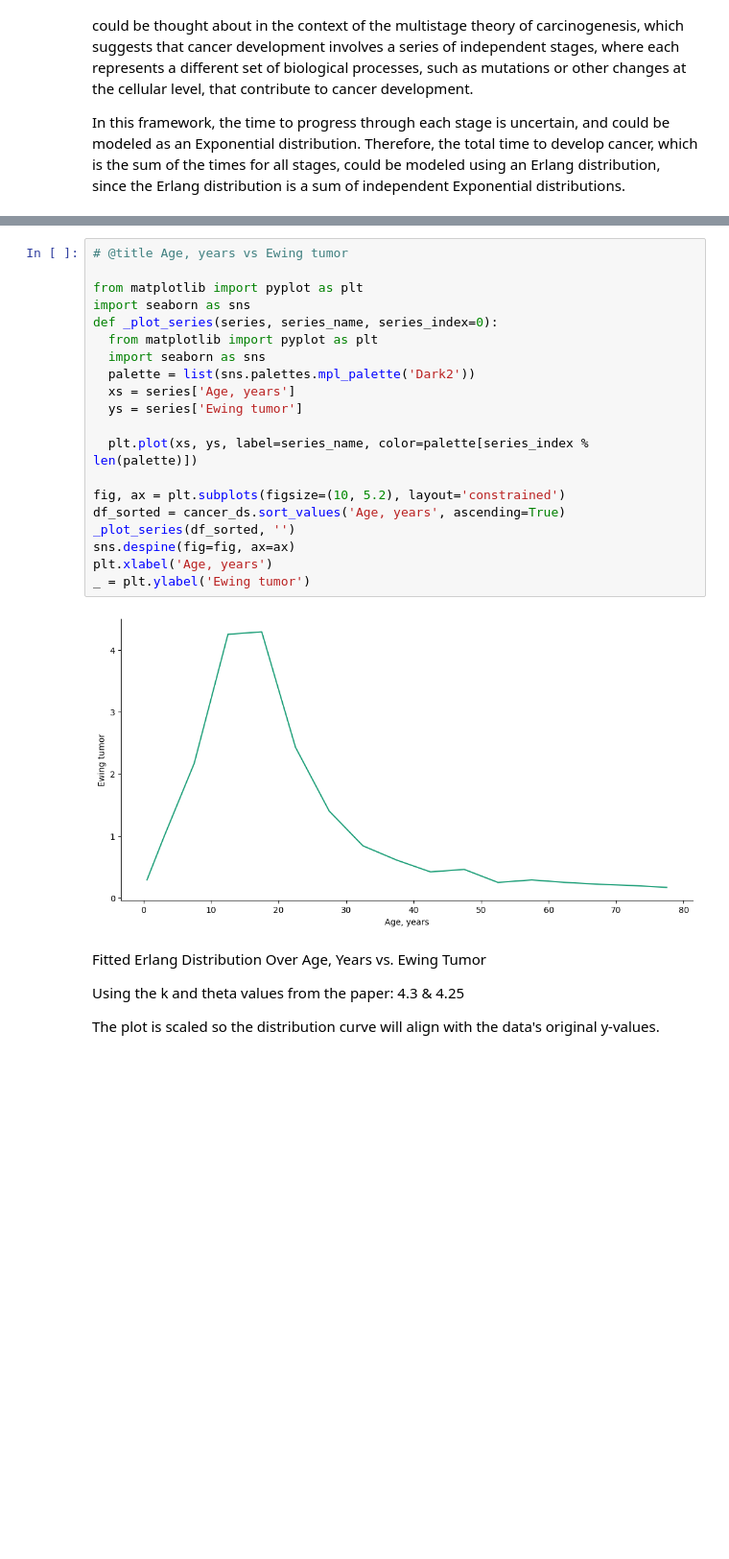
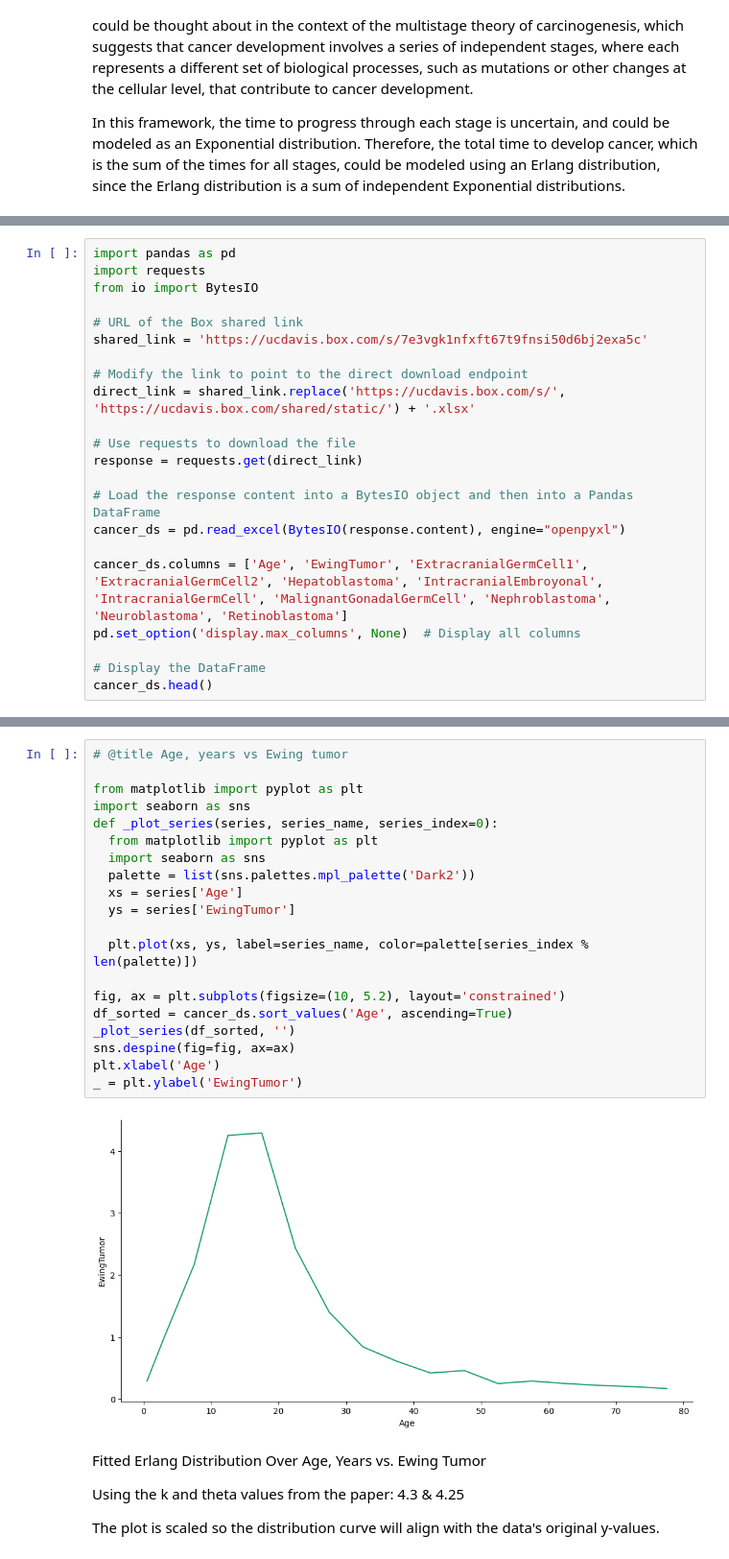
Before and after one commit to kpklane-ds/using-statistics-in-medicine, a Jupyter notebook: 4a. The Age Distribution of Cancer Incidence - Continuous Distributions Based on the Poisson Process.ipynb, the cells around one changed output, grey strips where cells are left out. Shown: that part at 96% size. Cells and saved outputs as stored; diff of their text form; blank space fills up the shorter version.

```diff
--- a/4a. The Age Distribution of Cancer Incidence - Continuous Distributions Based on the Poisson Process.ipynb
+++ b/4a. The Age Distribution of Cancer Incidence - Continuous Distributions Based on the Poisson Process.ipynb
@@ -295,0 +281,22 @@ cancer_ds.head()
+# %%
+import pandas as pd
+import requests
+from io import BytesIO
+
+# URL of the Box shared link
+shared_link = 'https://ucdavis.box.com/s/7e3vgk1nfxft67t9fnsi50d6bj2exa5c'
+
+# Modify the link to point to the direct download endpoint
+direct_link = shared_link.replace('https://ucdavis.box.com/s/', 'https://ucdavis.box.com/shared/static/') + '.xlsx'
+
+# Use requests to download the file
+response = requests.get(direct_link)
+
+# Load the response content into a BytesIO object and then into a Pandas DataFrame
+cancer_ds = pd.read_excel(BytesIO(response.content), engine="openpyxl")
+
+cancer_ds.columns = ['Age', 'EwingTumor', 'ExtracranialGermCell1', 'ExtracranialGermCell2', 'Hepatoblastoma', 'IntracranialEmbroyonal', 'IntracranialGermCell', 'MalignantGonadalGermCell', 'Nephroblastoma', 'Neuroblastoma', 'Retinoblastoma']
+pd.set_option('display.max_columns', None)  # Display all columns
+
+# Display the DataFrame
+cancer_ds.head()
@@ -296,25 +310,25 @@ cancer_ds.head()
 # %%
 # @title Age, years vs Ewing tumor
 
 from matplotlib import pyplot as plt
 import seaborn as sns
 def _plot_series(series, series_name, series_index=0):
   from matplotlib import pyplot as plt
   import seaborn as sns
   palette = list(sns.palettes.mpl_palette('Dark2'))
-  xs = series['Age, years']
-  ys = series['Ewing tumor']
+  xs = series['Age']
+  ys = series['EwingTumor']
 
   plt.plot(xs, ys, label=series_name, color=palette[series_index % len(palette)])
 
 fig, ax = plt.subplots(figsize=(10, 5.2), layout='constrained')
-df_sorted = cancer_ds.sort_values('Age, years', ascending=True)
+df_sorted = cancer_ds.sort_values('Age', ascending=True)
 _plot_series(df_sorted, '')
 sns.despine(fig=fig, ax=ax)
-plt.xlabel('Age, years')
-_ = plt.ylabel('Ewing tumor')
+plt.xlabel('Age')
+_ = plt.ylabel('EwingTumor')
 # %% [output]
-[figure, old version]
+[figure, new version]
 # %% [markdown]
 Fitted Erlang Distribution Over Age, Years vs. Ewing Tumor
 
```
Also changed, not shown: parts of 6 cells of this notebook.
